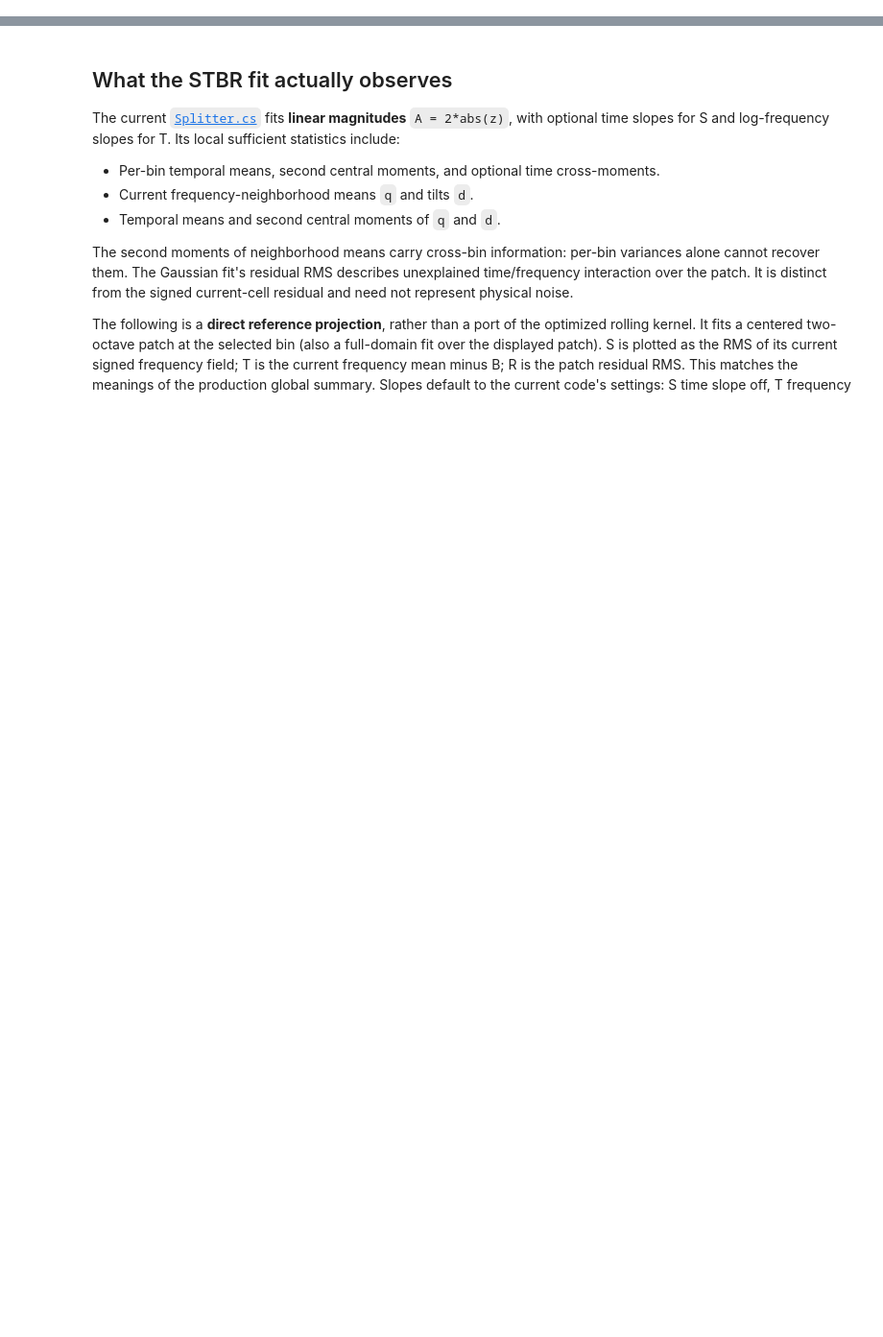
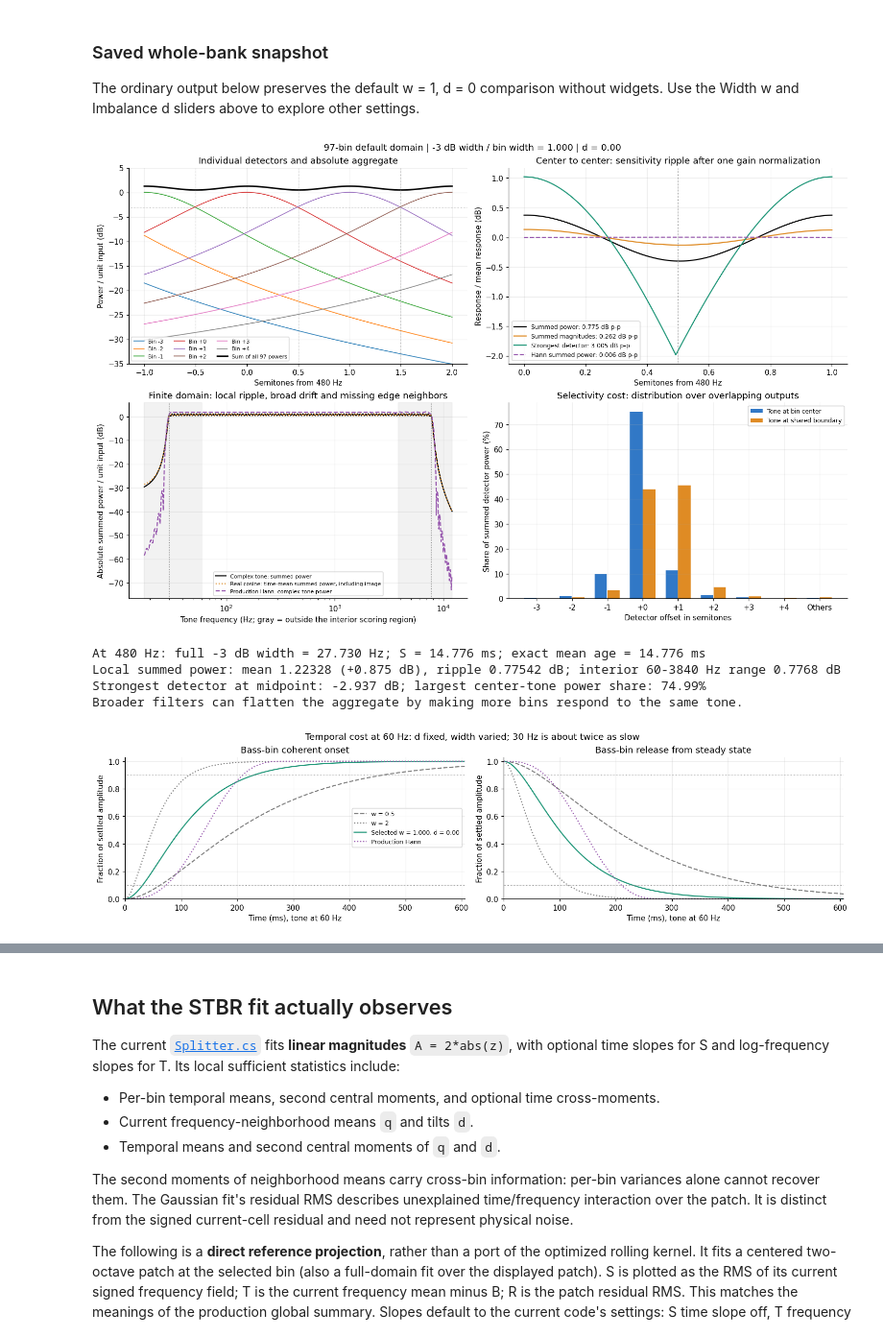
Before and after one commit to phantomsc2/AEther, a Jupyter notebook: doc/swift-window-lab.ipynb, the cells around one changed output, grey strips where cells are left out. Shown at 96% size. Saved outputs shown, nothing was run; the diff lists cells and outputs as text; code cells hidden in the pictures; blank space fills up the shorter version.

```diff
--- a/doc/swift-window-lab.ipynb
+++ b/doc/swift-window-lab.ipynb
@@ -506,0 +156,29 @@ display(tradeoff_control, tradeoff_output)
+# %%
+def split(S, d):
+    if S <= 0 or not 0 <= d <= 1:
+        raise ValueError('Require S > 0 and 0 <= d <= 1')
+    return S*(1+d)/2, S*(1-d)/2
+
+def scale(f0, bins, multiplier=1.):
+    cycles = round(1/np.expm1(np.log(2)/bins))
+    return multiplier*cycles/(3*f0)
+
+def sampled_metrics(fs, ts, tf):
+    a, b, ca, cb = poles(fs, ts, tf)
+    mean = (1+a/ca+b/cb)/fs  # includes the explicit output delay
+    sigma = np.sqrt(a/ca**2+b/cb**2)/fs
+    enbw = fs*ca*cb*(1+a*b)/((1+a)*(1+b)*(ca+a*cb))
+    width = 2*half_width(lambda df: responses(df, fs, ts, tf)[2], fs)
+    return mean, sigma, enbw, width
+
+def continuous_shape(d):
+    if d == 0:
+        peak = .5
+    elif d == 1:
+        peak = 0.
+    else:
+        peak = (1-d*d)/(4*d)*np.log1p(2*d/(1-d))
+    # Full -3 dB width times S, solved without cancellation.
+    c2, c4 = (1+d*d)/2, (1-d*d)**2/16
+    width = np.sqrt(2/(c2+np.sqrt(c2*c2+4*c4)))/np.pi
+    return peak, np.sqrt((1+d*d)/2), width
@@ -506,0 +601,14 @@ display(tradeoff_control, tradeoff_output)
+# %% [markdown]
+### Saved whole-bank snapshot
+
+The ordinary output below preserves the default w = 1, d = 0 comparison without widgets.
+Use the Width w and Imbalance d sliders above to explore other settings.
+# %%
+bank_lab()
+# %% [output]
+[figure, added]
+At 480 Hz: full -3 dB width = 27.730 Hz; S = 14.776 ms; exact mean age = 14.776 ms
+Local summed power: mean 1.22328 (+0.875 dB), ripple 0.77542 dB; interior 60-3840 Hz range 0.7768 dB
+Strongest detector at midpoint: -2.937 dB; largest center-tone power share: 74.99%
+Broader filters can flatten the aggregate by making more bins respond to the same tone.
+[figure, added]
```
Also changed, not shown: parts of 43 cells of this notebook, 32 other files.
